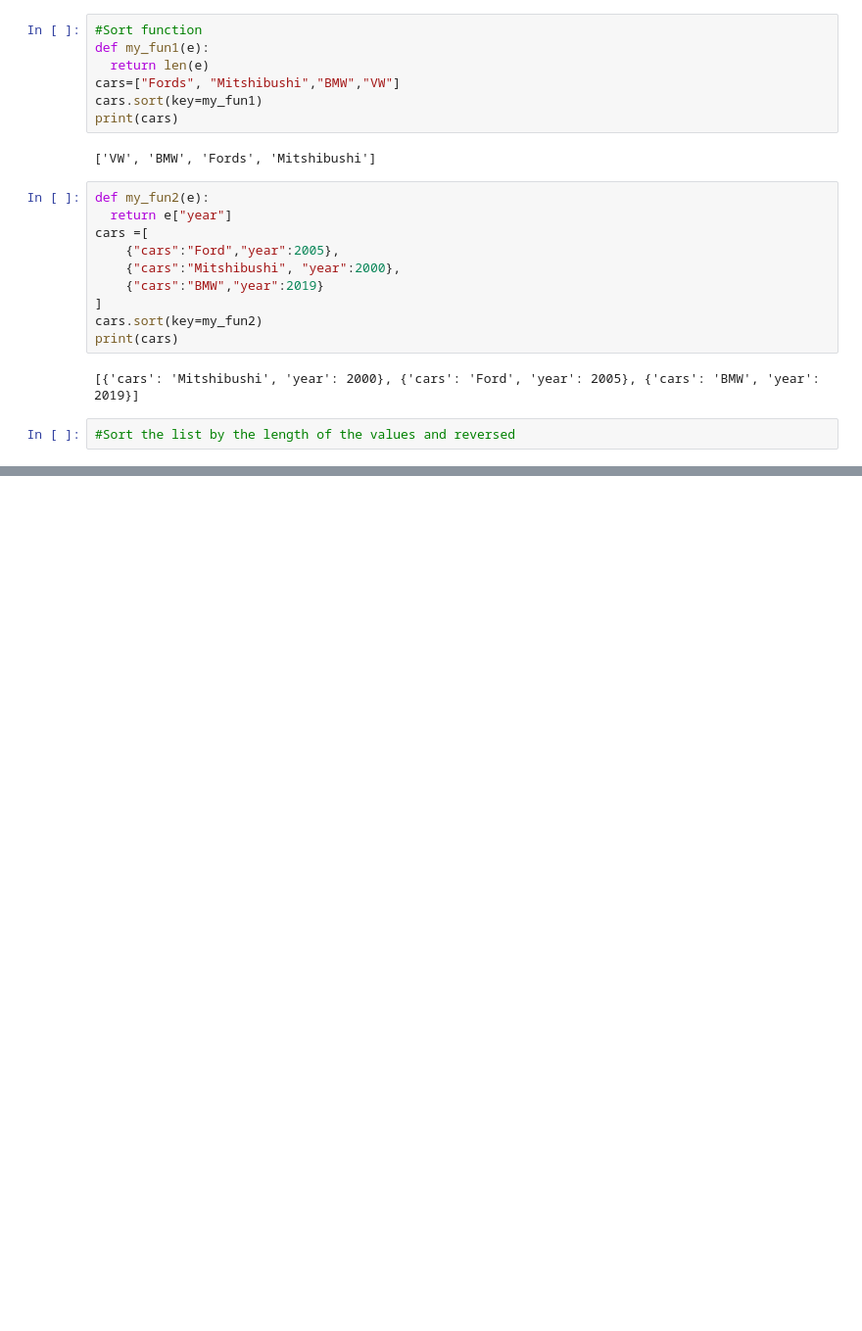
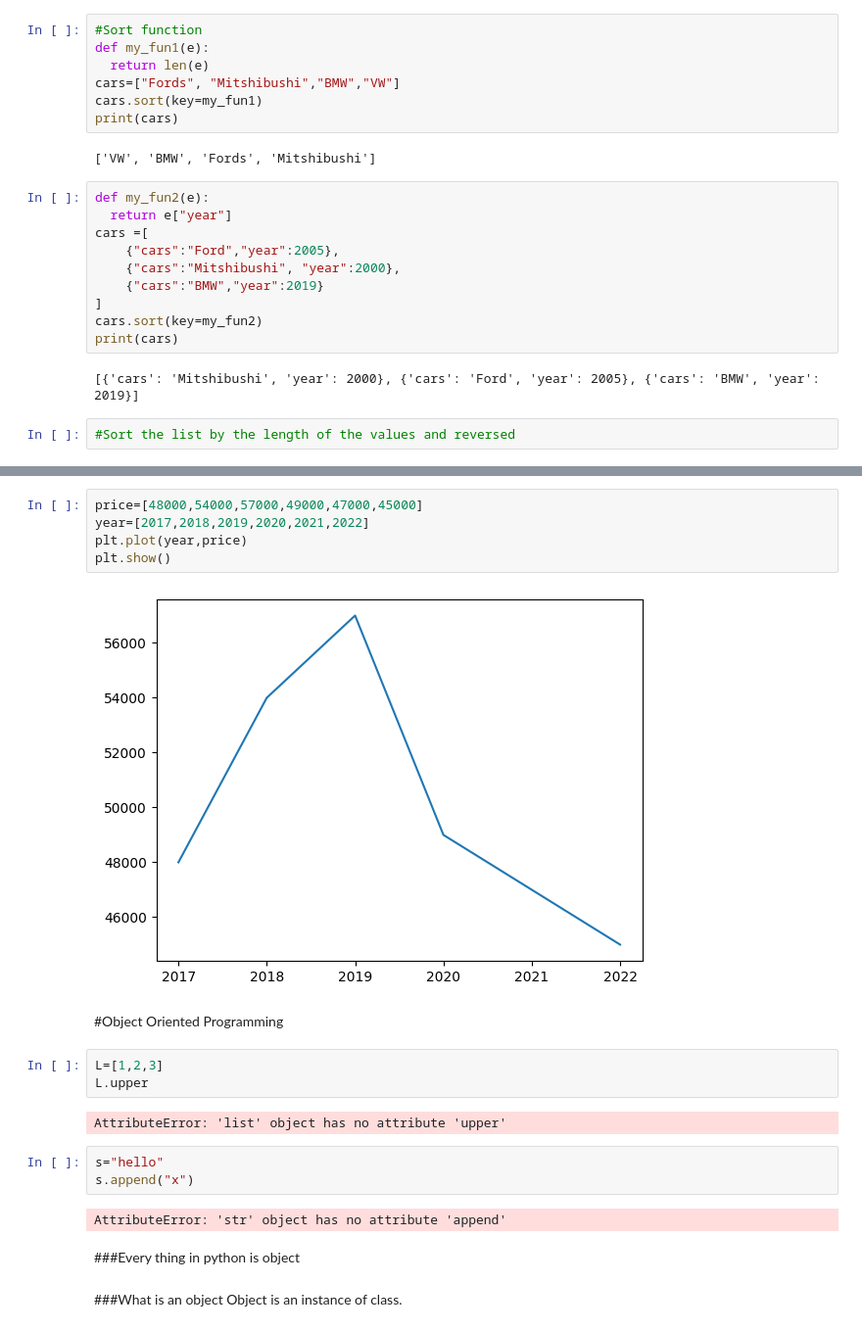
Before and after one commit to itsmesudhanshu/Python-for-Data-Science, a Jupyter notebook: Python_for_Data_Science.ipynb, the cells around one changed output, grey strips where cells are left out. Shown at 98% size. Drawn from its saved outputs; the diff is of its cells as text; blank space fills up the shorter version.

```diff
--- a/Python_for_Data_Science.ipynb
+++ b/Python_for_Data_Science.ipynb
@@ -1278,0 +1292,24 @@ print(cars)
+# %%
+price=[48000,54000,57000,49000,47000,45000]
+year=[2017,2018,2019,2020,2021,2022]
+plt.plot(year,price)
+plt.show()
+# %% [output]
+[figure, added]
+# %% [markdown]
+#Object Oriented Programming
+# %%
+L=[1,2,3]
+L.upper
+# %% [output]
+AttributeError: 'list' object has no attribute 'upper'
+# %%
+s="hello"
+s.append("x")
+# %% [output]
+AttributeError: 'str' object has no attribute 'append'
+# %% [markdown]
+###Every thing in python is object
+# %% [markdown]
+###What is an object
+Object is an instance of class.
```
Also changed, not shown: parts of 15 cells of this notebook.
